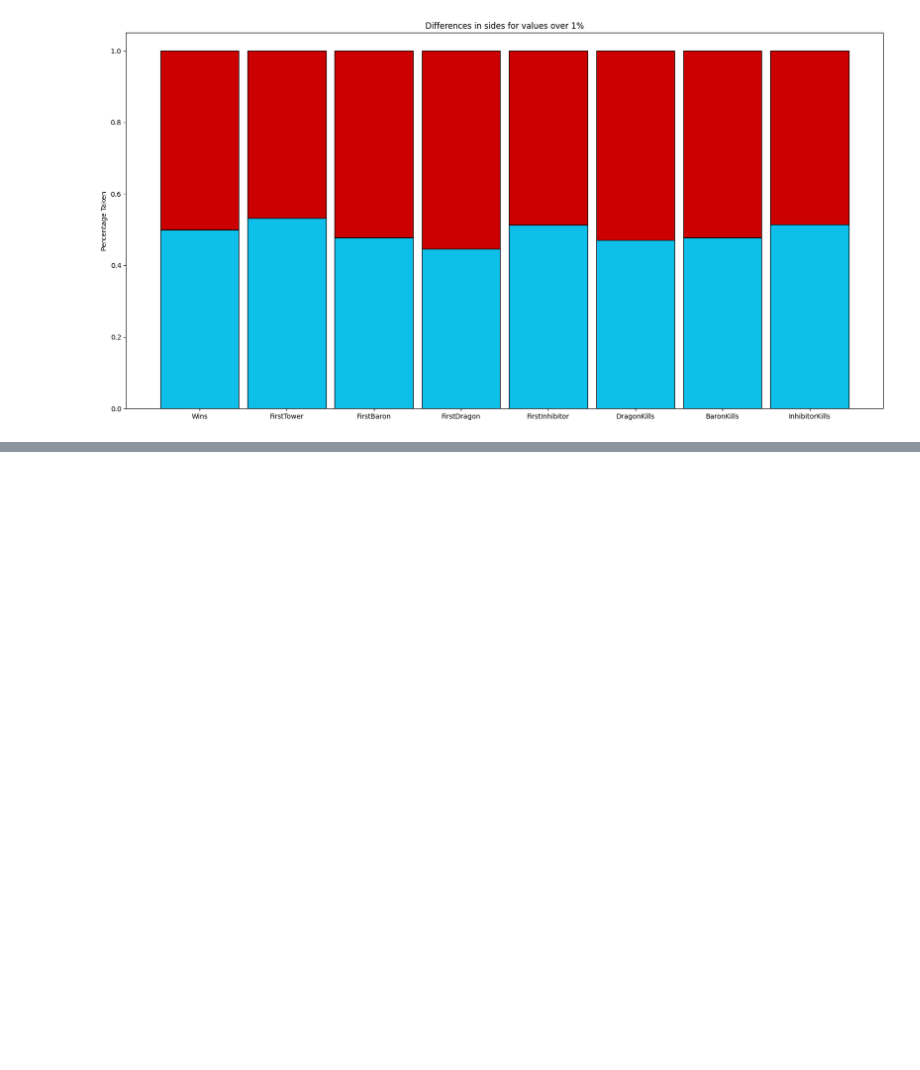
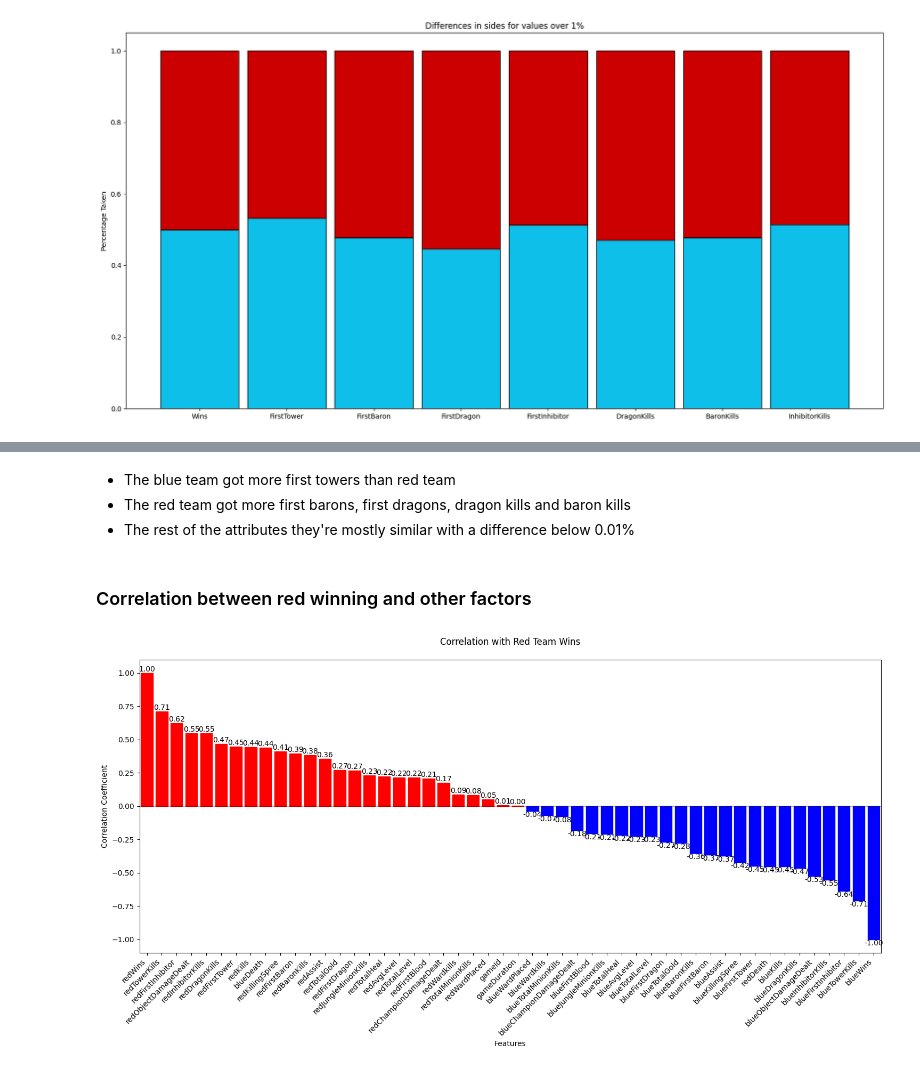
Before and after one commit to abdalrahmanf2/computation-project, a Jupyter notebook: project.ipynb, the cells around one changed output, grey strips where cells are left out. Drawn from its saved outputs; the diff is of its cells as text; code cells hidden in the pictures; blank space fills up the shorter version.

Commit message:
feat: winning correlation plot

```diff
--- a/project.ipynb
+++ b/project.ipynb
@@ -377,0 +247,37 @@ dtype: float64
+# %% [markdown]
+* The blue team got more first towers than red team
+* The red team got more first barons, first dragons, dragon kills and baron kills
+* The rest of the attributes they're mostly similar with a difference below 0.01%
+# %% [markdown]
+### Correlation between red winning and other factors
+# %%
+# Get correlations
+correlations = df.corr()['redWins'].sort_values(ascending=False)
+
+# Create a more detailed visualization
+plt.figure(figsize=(15, 8))
+sns.barplot(x=correlations.index, y=correlations.values)
+
+# Customize the plot
+plt.title('Correlation with Red Team Wins', pad=20)
+plt.xticks(rotation=45, ha='right')
+plt.xlabel('Features')
+plt.ylabel('Correlation Coefficient')
+
+# Add a horizontal line at y=0
+plt.axhline(y=0, color='black', linestyle='-', alpha=0.3)
+
+# Color the bars based on correlation value
+for i, v in enumerate(correlations.values):
+    if v > 0:
+        plt.gca().patches[i].set_color('red')
+    else:
+        plt.gca().patches[i].set_color('blue')
+
+# Add correlation values on top of bars
+for i, v in enumerate(correlations.values):
+    plt.text(i, v, f'{v:.2f}', ha='center', va='bottom' if v > 0 else 'top')
+
+plt.tight_layout()
+# %% [output]
+[figure, added]
```
Also changed, not shown: parts of 8 cells of this notebook, 1 other file.
